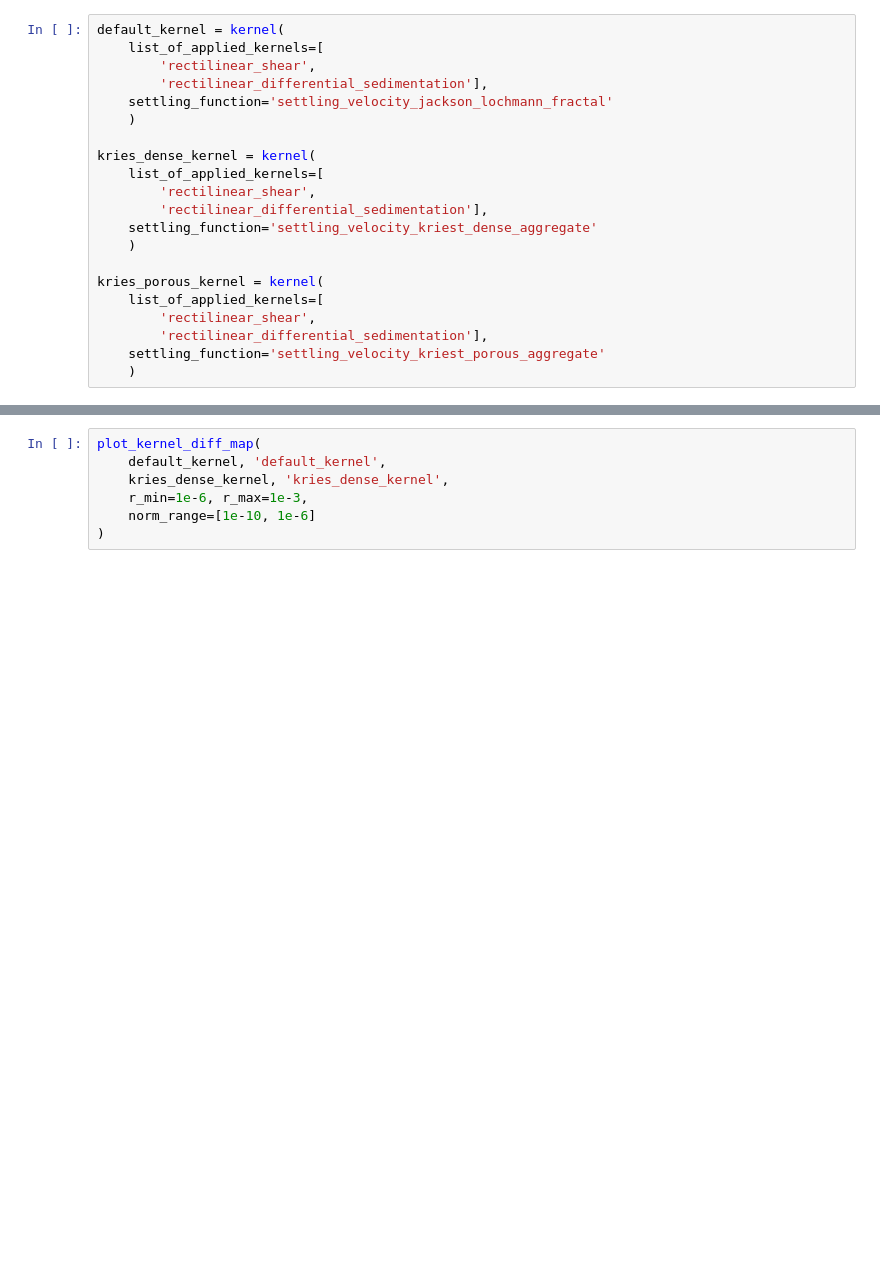
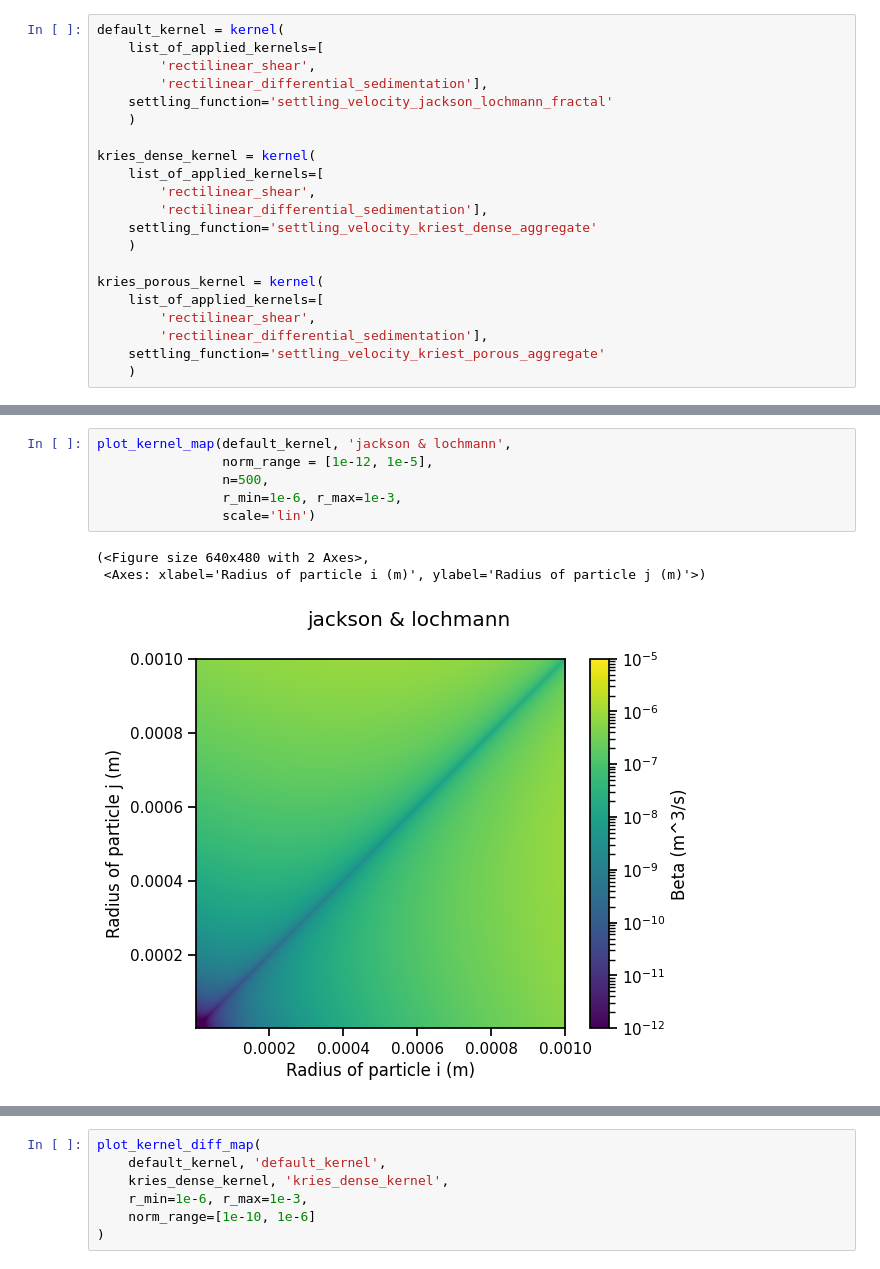
Before and after one commit to 465b/particle_aggregation_model, a Jupyter notebook: running_and_visualizing_experiments.ipynb, the cells around one changed output, grey strips where cells are left out. Saved outputs shown, nothing was run; the diff lists cells and outputs as text; blank space fills up the shorter version.

```diff
--- a/running_and_visualizing_experiments.ipynb
+++ b/running_and_visualizing_experiments.ipynb
@@ -34 +40,11 @@ kries_porous_kernel = kernel(
+# %%
+plot_kernel_map(default_kernel, 'jackson & lochmann',
+                norm_range = [1e-12, 1e-5],
+                n=500,
+                r_min=1e-6, r_max=1e-3,
+                scale='lin')
+# %% [output]
+(<Figure size 640x480 with 2 Axes>,
+ <Axes: xlabel='Radius of particle i (m)', ylabel='Radius of particle j (m)'>)
+[figure, added]
 # %%
```
Also changed, not shown: parts of 7 cells of this notebook, 20 other files.
